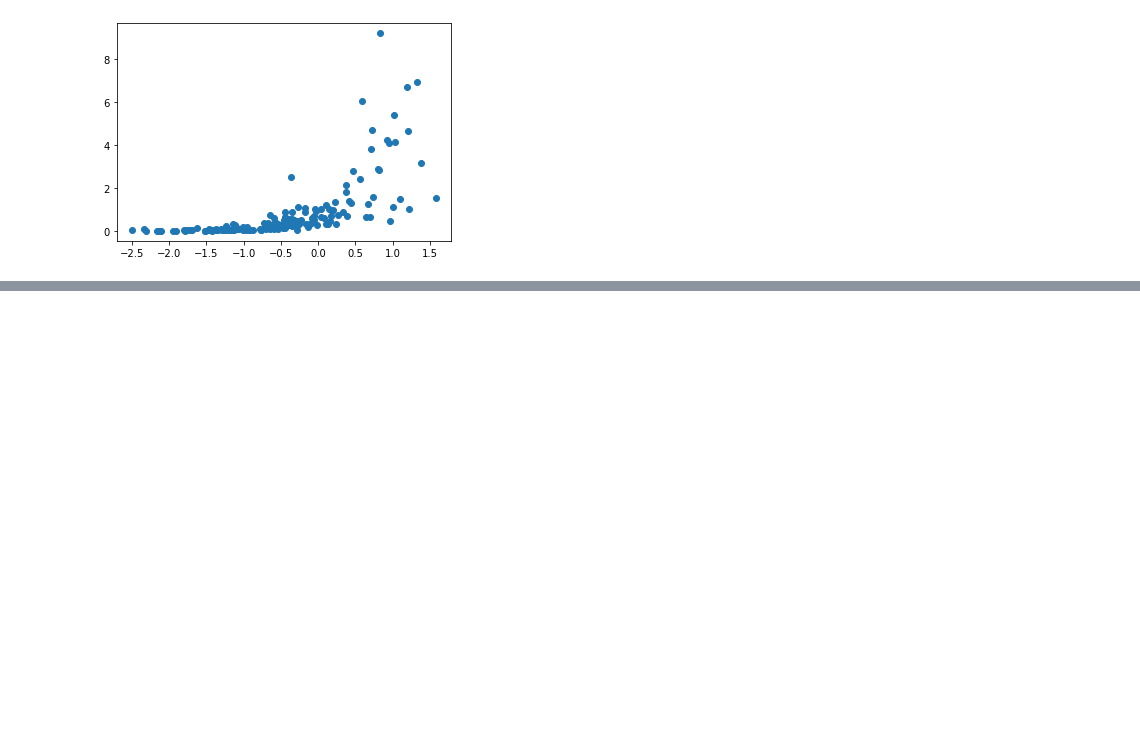
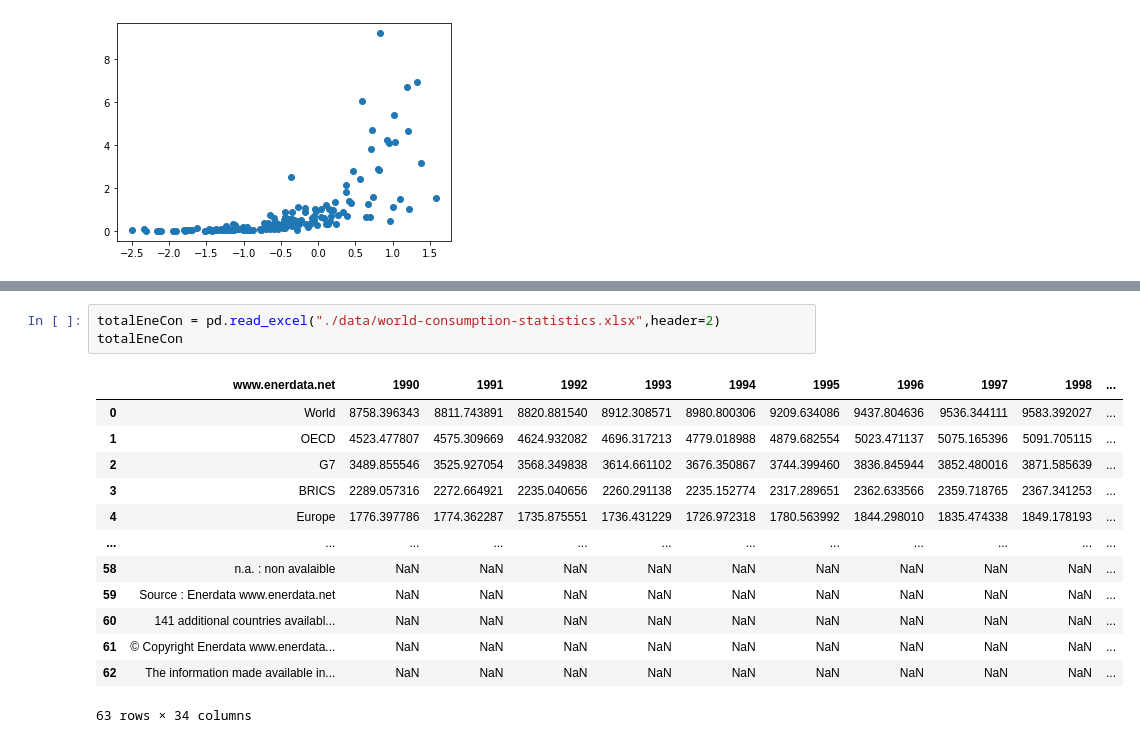
Before and after one commit to pianory/ComputerScienceProject, a Jupyter notebook: main.ipynb, the cells around one changed output, grey strips where cells are left out. Saved outputs shown, nothing was run; the diff lists cells and outputs as text; blank space fills up the shorter version.

```diff
--- a/main.ipynb
+++ b/main.ipynb
@@ -205,0 +259,17 @@ See the caveats in the documentation: https://pandas.pydata.org/pandas-docs/stab
+# %%
+totalEneCon = pd.read_excel("./data/world-consumption-statistics.xlsx",header=2)
+totalEneCon
+# %% [output]
+|  | www.enerdata.net | 1990 | 1991 | 1992 | 1993 | 1994 | 1995 | 1996 | 1997 | 1998 | ... |
+| 0 | World | 8758.396343 | 8811.743891 | 8820.881540 | 8912.308571 | 8980.800306 | 9209.634086 | 9437.804636 | 9536.344111 | 9583.392027 | ... |
+| 1 | OECD | 4523.477807 | 4575.309669 | 4624.932082 | 4696.317213 | 4779.018988 | 4879.682554 | 5023.471137 | 5075.165396 | 5091.705115 | ... |
+| 2 | G7 | 3489.855546 | 3525.927054 | 3568.349838 | 3614.661102 | 3676.350867 | 3744.399460 | 3836.845944 | 3852.480016 | 3871.585639 | ... |
+| 3 | BRICS | 2289.057316 | 2272.664921 | 2235.040656 | 2260.291138 | 2235.152774 | 2317.289651 | 2362.633566 | 2359.718765 | 2367.341253 | ... |
+| 4 | Europe | 1776.397786 | 1774.362287 | 1735.875551 | 1736.431229 | 1726.972318 | 1780.563992 | 1844.298010 | 1835.474338 | 1849.178193 | ... |
+| ... | ... | ... | ... | ... | ... | ... | ... | ... | ... | ... | ... |
+| 58 | n.a. : non avalaible | NaN | NaN | NaN | NaN | NaN | NaN | NaN | NaN | NaN | ... |
+| 59 | Source : Enerdata www.enerdata.net | NaN | NaN | NaN | NaN | NaN | NaN | NaN | NaN | NaN | ... |
+| 60 | 141 additional countries availabl... | NaN | NaN | NaN | NaN | NaN | NaN | NaN | NaN | NaN | ... |
+| 61 | © Copyright Enerdata www.enerdata... | NaN | NaN | NaN | NaN | NaN | NaN | NaN | NaN | NaN | ... |
+| 62 | The information made available in... | NaN | NaN | NaN | NaN | NaN | NaN | NaN | NaN | NaN | ... |
+63 rows × 34 columns
```
Also changed, not shown: parts of 5 cells of this notebook, 2 other files.
